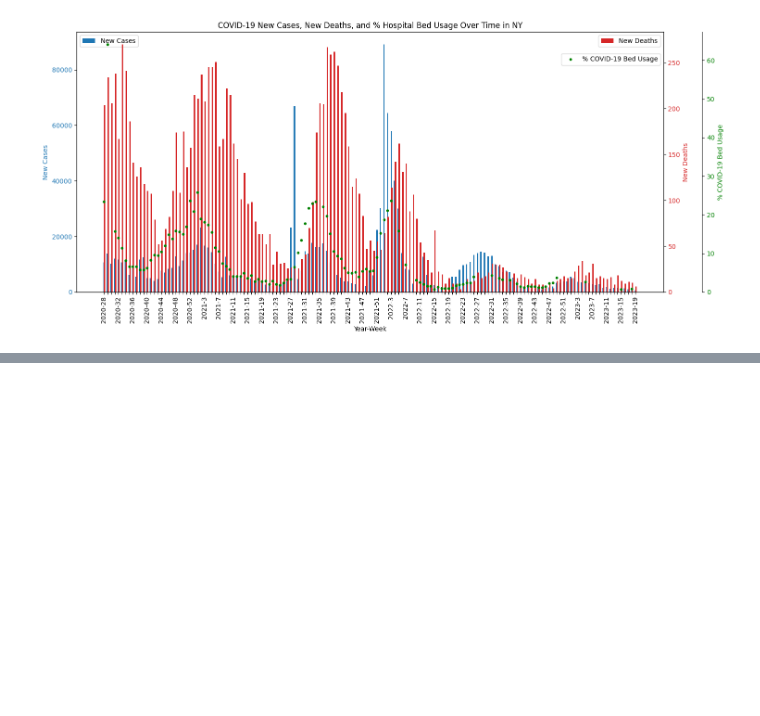
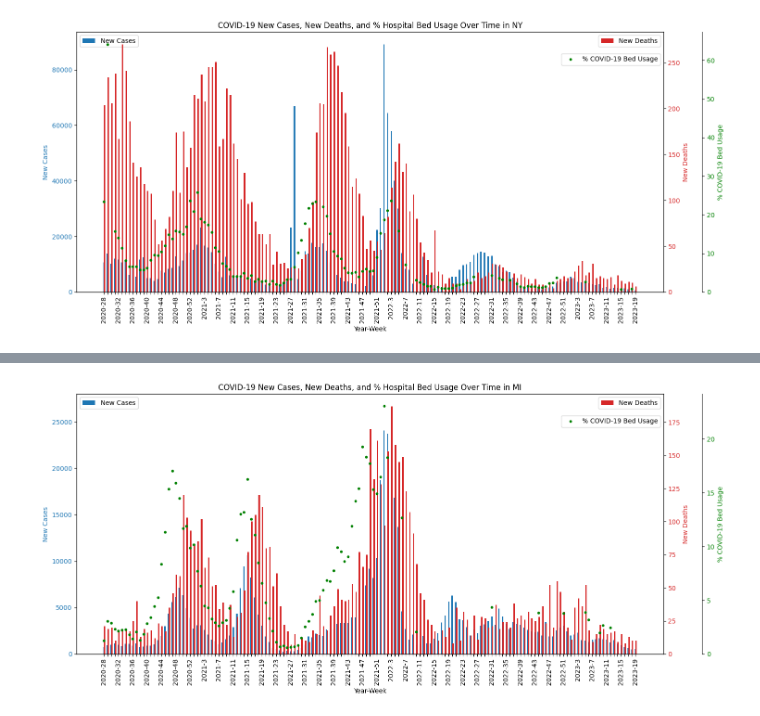
Before and after one commit to zymoncone/milestone-one, a Jupyter notebook: src/exploration_numan.ipynb, the cells around one changed output, grey strips where cells are left out. Cells and saved outputs as stored; diff of their text form; code cells hidden in the pictures; blank space fills up the shorter version.

```diff
--- a/src/exploration_numan.ipynb
+++ b/src/exploration_numan.ipynb
@@ -281,0 +383,58 @@ plt.show()
+# %%
+# Group the data by 'year_week' and calculate the mean percentage
+average_bed_usage = mi_data.groupby('year_week')['covid_bed_usage_pct'].mean().reset_index()
+
+# Create a new figure and subplot
+fig, ax1 = plt.subplots(figsize=(15, 7))
+
+# Plot 'New cases' on the left y-axis
+color = 'tab:blue'
+ax1.set_xlabel('Year-Week')
+ax1.set_ylabel('New Cases', color=color)
+ax1.bar(mi_data['year_week'], mi_data['New cases'], color=color, label='New Cases', width=0.4, align='center')
+ax1.tick_params(axis='y', labelcolor=color)
+
+# Create a second y-axis for 'New deaths'
+ax2 = ax1.twinx()
+color = 'tab:red'
+ax2.set_ylabel('New Deaths', color=color)
+ax2.bar(mi_data['year_week'], mi_data['New deaths'], color=color, label='New Deaths', width=0.4, align='edge')
+ax2.tick_params(axis='y', labelcolor=color)
+
+# Create a third y-axis for hospital bed usage
+ax3 = ax1.twinx()
+# Offset the right spine of ax3. The ticks and label have already been
+# placed on the right by twinx above.
+ax3.spines['right'].set_position(('outward', 60))  # Offset the third axis to the right
+color = 'green'
+ax3.set_ylabel('% COVID-19 Bed Usage', color=color)
+# Use 'average_bed_usage' for plotting the percentage of COVID-19 bed usage
+ax3.scatter(average_bed_usage['year_week'], average_bed_usage['covid_bed_usage_pct'], color=color, label='% COVID-19 Bed Usage', s=10)
+ax3.tick_params(axis='y', labelcolor=color)
+
+# Set the title of the plot
+plt.title('COVID-19 New Cases, New Deaths, and % Hospital Bed Usage Over Time in MI')
+
+# Rotate the date labels for better readability
+plt.setp(ax1.xaxis.get_majorticklabels(), rotation=90)
+
+# Adjust the ticks to show every Nth label to avoid clutter
+for index, label in enumerate(ax1.xaxis.get_ticklabels()):
+    if index % 4 != 0:
+        label.set_visible(False)
+
+# Show the legends
+ax1.legend(loc='upper left')
+ax2.legend(loc='upper right')
+ax3.legend(loc='upper right', bbox_to_anchor=(1, 0.93))
+
+# Set the lower limit of the y-axes to 0 after plotting the data
+ax1.set_ylim(bottom=0)
+ax2.set_ylim(bottom=0)
+ax3.set_ylim(bottom=0)
+
+# Show the plot
+plt.tight_layout()
+plt.show()
+# %% [output]
+[figure, added]
```
Also changed, not shown: parts of 3 cells of this notebook.
